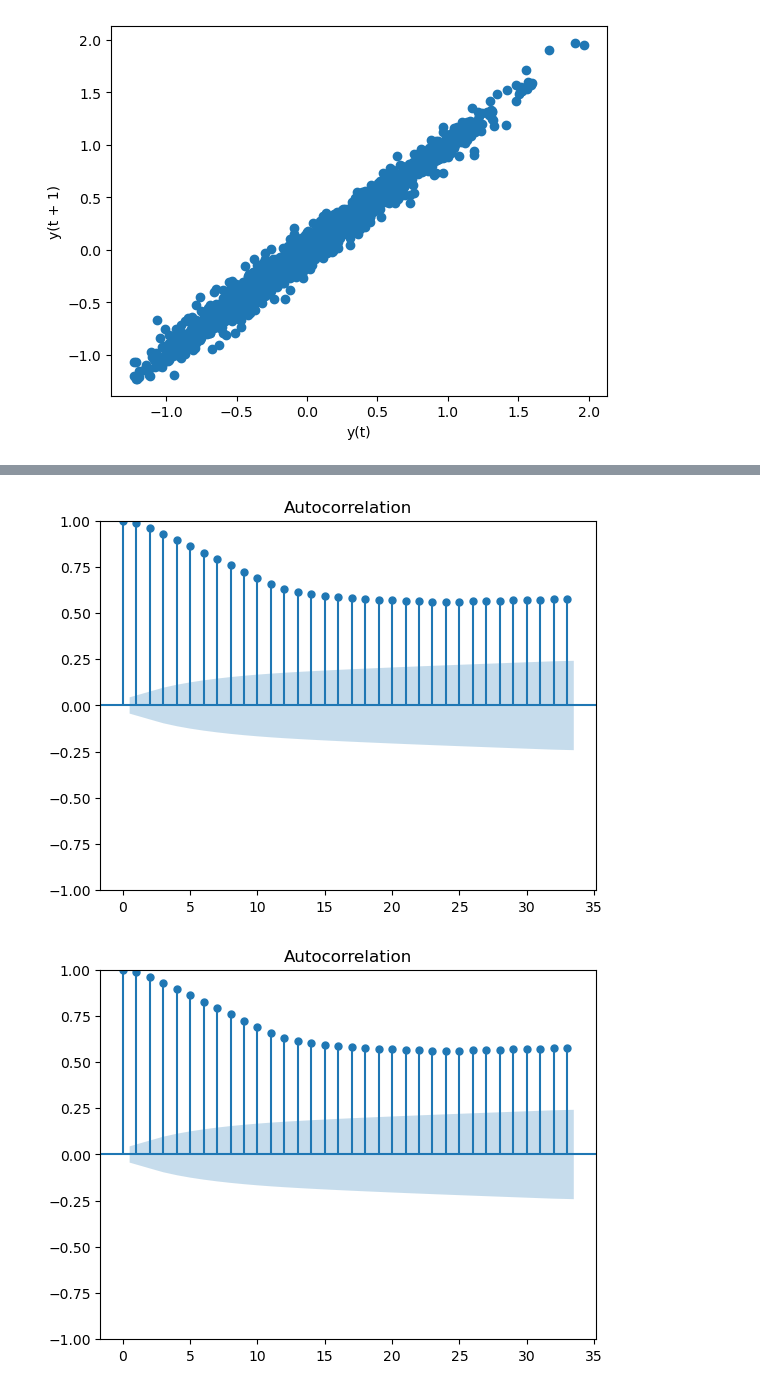
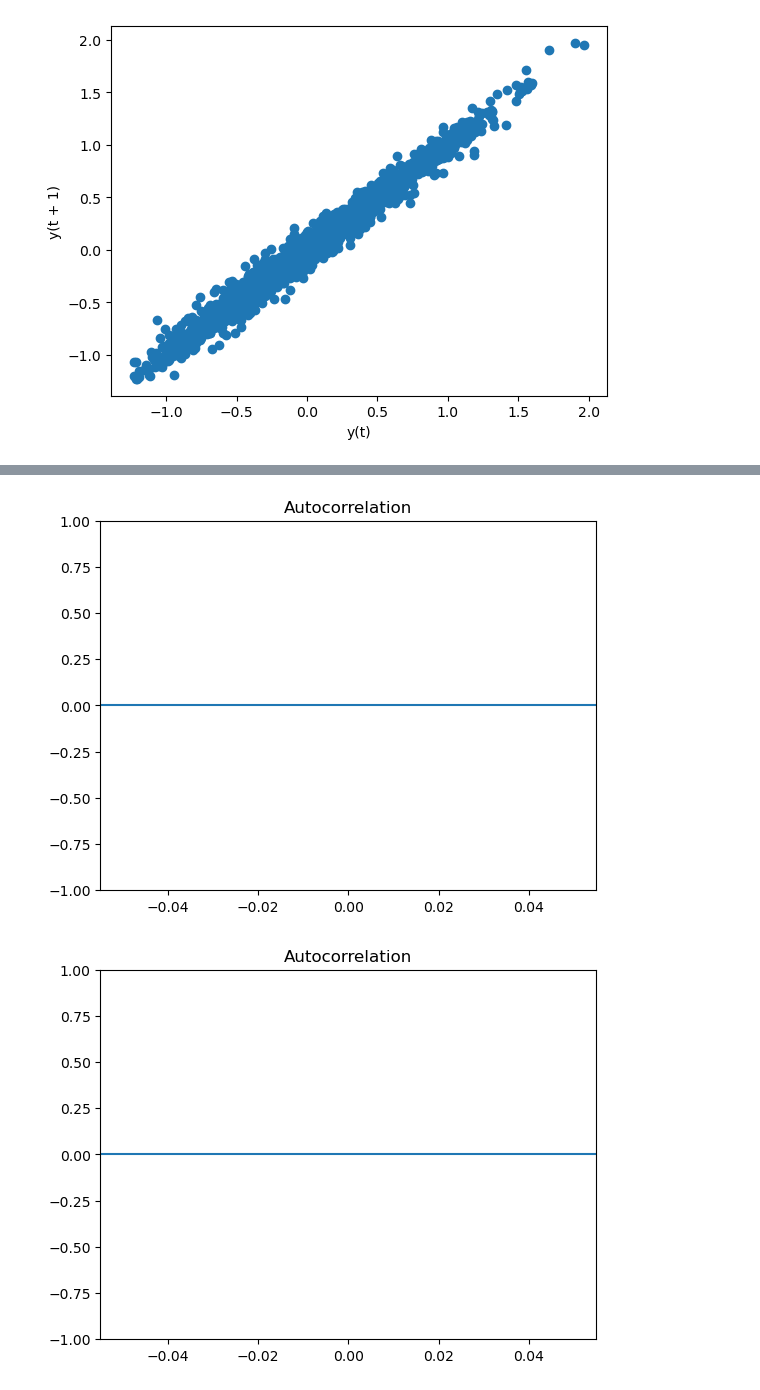
Before and after one commit to chtang-hmc/Spring-Invitation-Datathon-2024, a Jupyter notebook: Analysis/temp_time_series.ipynb, the cells around one changed output, grey strips where cells are left out. Saved outputs shown, nothing was run; the diff lists cells and outputs as text; code cells hidden in the pictures.

```diff
--- a/Analysis/temp_time_series.ipynb
+++ b/Analysis/temp_time_series.ipynb
@@ -455,6 +568,6 @@ pd.plotting.lag_plot(temp['anomaly'], lag=1)
 # %%
 from statsmodels.graphics.tsaplots import plot_acf
-plot_acf(temp['anomaly'])
+plot_acf(emi_com['Emission per Consumption'])
 # %% [output]
-[figure, old version]
+[figure, new version]
-[figure, old version]
+[figure, new version]
```
Also changed, not shown: parts of 57 cells of this notebook, 3 other files.
